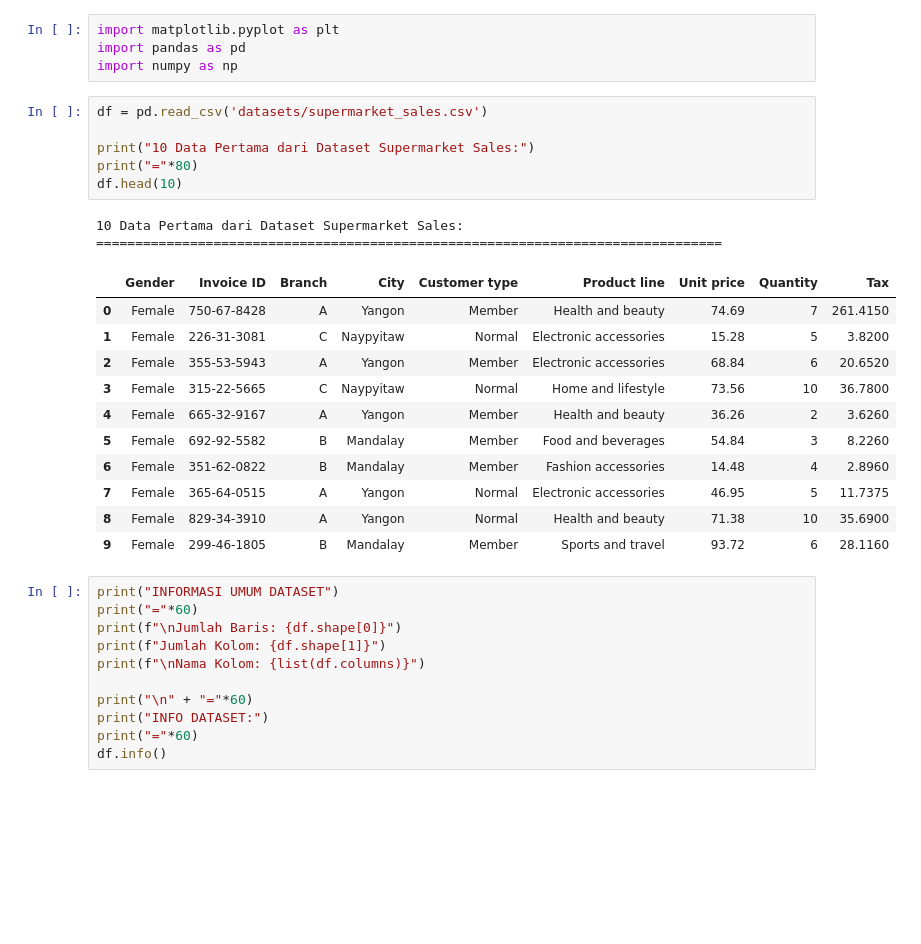
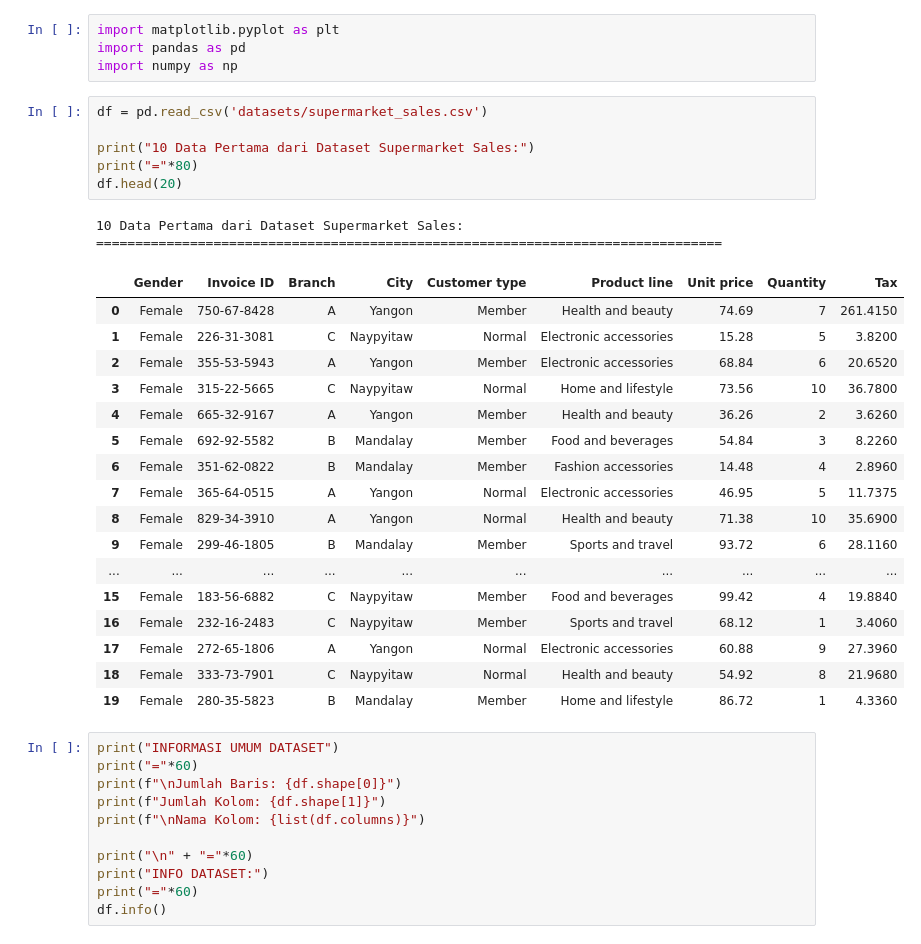
Before and after one commit to FatihHDR/functional-programming, a Jupyter notebook: modul5/tugas3.ipynb, the cells around one changed output. Cells and saved outputs as stored; diff of their text form; blank space fills up the shorter version.

```diff
--- a/modul5/tugas3.ipynb
+++ b/modul5/tugas3.ipynb
@@ -5,23 +5,29 @@ import numpy as np
 # %%
 df = pd.read_csv('datasets/supermarket_sales.csv')
 
 print("10 Data Pertama dari Dataset Supermarket Sales:")
 print("="*80)
-df.head(10)
+df.head(20)
 # %% [output]
 10 Data Pertama dari Dataset Supermarket Sales:
 ================================================================================
 |  | Gender | Invoice ID | Branch | City | Customer type | Product line | Unit price | Quantity | Tax |
 | 0 | Female | 750-67-8428 | A | Yangon | Member | Health and beauty | 74.69 | 7 | 261.4150 |
 | 1 | Female | 226-31-3081 | C | Naypyitaw | Normal | Electronic accessories | 15.28 | 5 | 3.8200 |
 | 2 | Female | 355-53-5943 | A | Yangon | Member | Electronic accessories | 68.84 | 6 | 20.6520 |
 | 3 | Female | 315-22-5665 | C | Naypyitaw | Normal | Home and lifestyle | 73.56 | 10 | 36.7800 |
 | 4 | Female | 665-32-9167 | A | Yangon | Member | Health and beauty | 36.26 | 2 | 3.6260 |
 | 5 | Female | 692-92-5582 | B | Mandalay | Member | Food and beverages | 54.84 | 3 | 8.2260 |
 | 6 | Female | 351-62-0822 | B | Mandalay | Member | Fashion accessories | 14.48 | 4 | 2.8960 |
 | 7 | Female | 365-64-0515 | A | Yangon | Normal | Electronic accessories | 46.95 | 5 | 11.7375 |
 | 8 | Female | 829-34-3910 | A | Yangon | Normal | Health and beauty | 71.38 | 10 | 35.6900 |
 | 9 | Female | 299-46-1805 | B | Mandalay | Member | Sports and travel | 93.72 | 6 | 28.1160 |
+| ... | ... | ... | ... | ... | ... | ... | ... | ... | ... |
+| 15 | Female | 183-56-6882 | C | Naypyitaw | Member | Food and beverages | 99.42 | 4 | 19.8840 |
+| 16 | Female | 232-16-2483 | C | Naypyitaw | Member | Sports and travel | 68.12 | 1 | 3.4060 |
+| 17 | Female | 272-65-1806 | A | Yangon | Normal | Electronic accessories | 60.88 | 9 | 27.3960 |
+| 18 | Female | 333-73-7901 | C | Naypyitaw | Normal | Health and beauty | 54.92 | 8 | 21.9680 |
+| 19 | Female | 280-35-5823 | B | Mandalay | Member | Home and lifestyle | 86.72 | 1 | 4.3360 |
 # %%
 print("INFORMASI UMUM DATASET")
 print("="*60)
```
Also changed, not shown: 1 other file.
